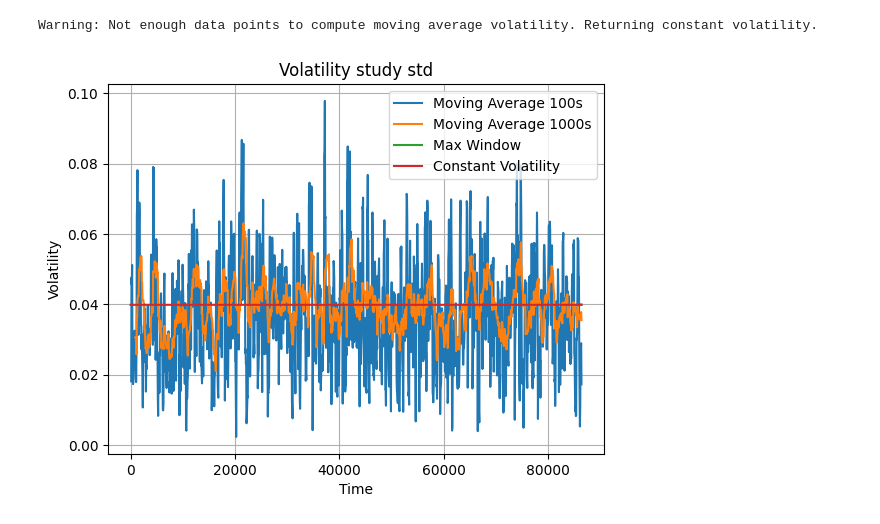
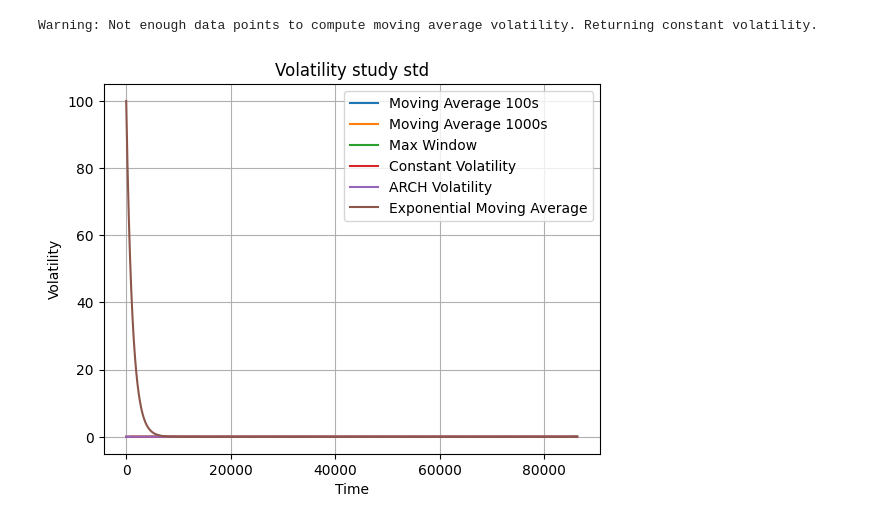
Before and after one commit to giudisciacca/pde-to-finance, a Jupyter notebook: pricing-black-scholes/main.ipynb, the cells around one changed output. Cells and saved outputs as stored; diff of their text form; code cells hidden in the pictures.

Commit message:
exponential moving average and arch

```diff
--- a/pricing-black-scholes/main.ipynb
+++ b/pricing-black-scholes/main.ipynb
@@ -37,40 +36,54 @@ def analysis(time, signal):
     moving_std_vol_1000 = vol_estimate.moving_average_volatility(1000)
     max_window_std_vol = vol_estimate.moving_average_volatility(0.99*(time.max()-time.min()))
     constant_std_vol = vol_estimate.moving_average_volatility(10*(time.max()-time.min()))
-    visual.plot_signal(time, [moving_std_vol_100, moving_std_vol_1000, max_window_std_vol, constant_std_vol],
+    arch_vol = vol_estimate.arch_volatility(alpha=0.05)
+    exp_vol = vol_estimate.exponential_moving_average(alpha=0.05)
+
+    vol_collection = [moving_std_vol_100,
+                      moving_std_vol_1000,
+                      max_window_std_vol,
+                      constant_std_vol,
+                      arch_vol,
+                      0*exp_vol]
+    visual.plot_signal(time, vol_collection,
                        title="Volatility study std", xlabel="Time", ylabel="Volatility",
-                       label=["Moving Average 100s","Moving Average 1000s" , "Max Window" ,"Constant Volatility"])
+                       label=["Moving Average 100s",
+                              "Moving Average 1000s" ,
+                              "Max Window" ,
+                              "Constant Volatility",
+                              "ARCH Volatility",
+                              "Exponential Moving Average"])
 
     return
 
 analysis(t, val)
 # compute BS price of option
 
 # Implement delta hedging and test that gains/losses are zero
 
 
 tickers_collection = ['AAPL','MSFT','NVDA',	'AMD','TSLA','META','SPY']
 for ticker_name in tickers_collection:
     # download
 
     # get options
 
     # estimate price with different volatilities
 
     # estimate the actual volatility
 
     # compare BS price w.r.t. real
 
     # payoff graph over time
 
     # Implement delta hedging
 
     # Compute losses/gains
 
     # Implement gamma, vega, rho
 
     # compute losses/gains
     pass
 # %% [output]
 Warning: Not enough data points to compute moving average volatility. Returning constant volatility.
-[figure, old version]
+[figure, new version]
```
Also changed, not shown: parts of 2 cells of this notebook, 1 other file.
